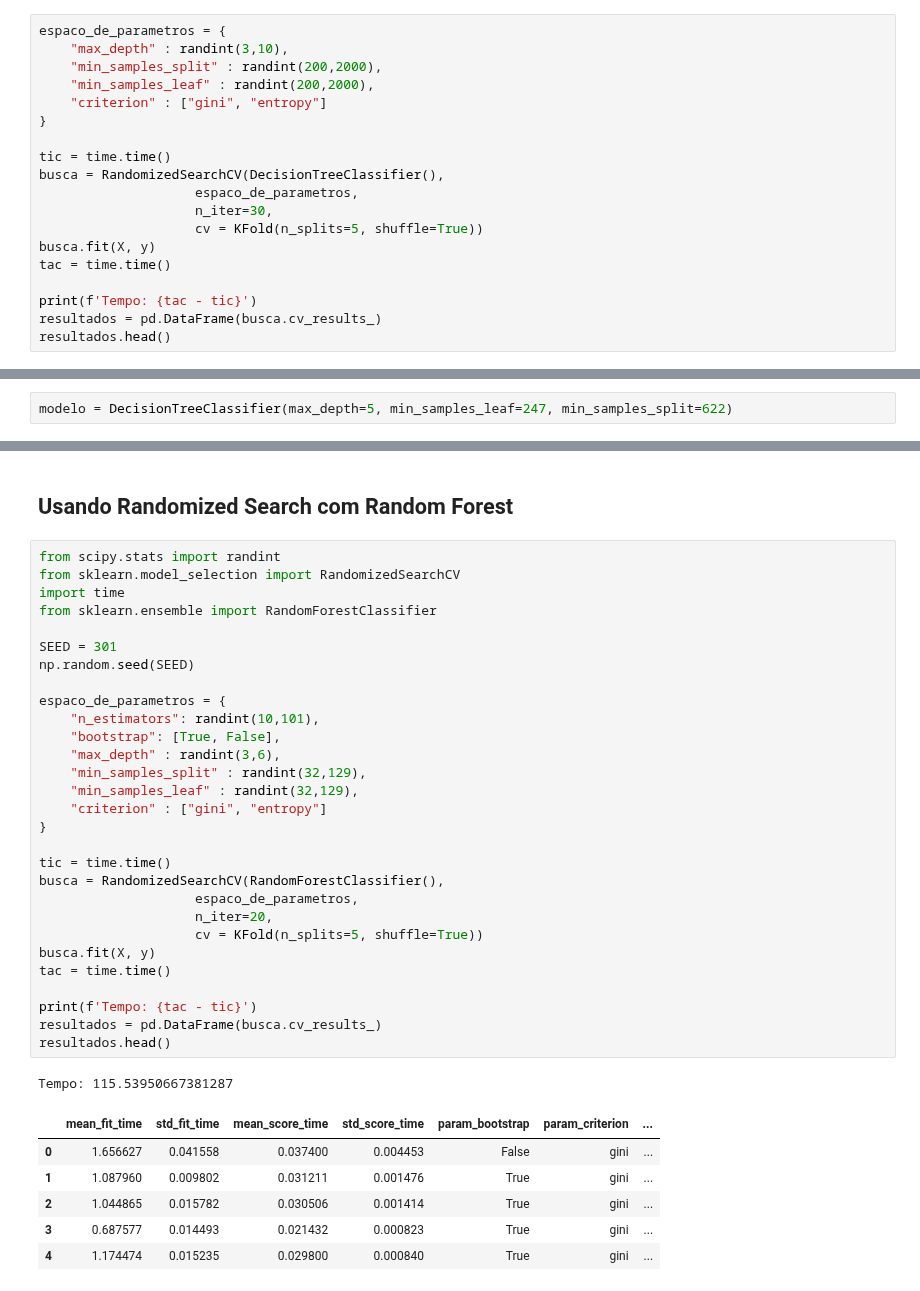
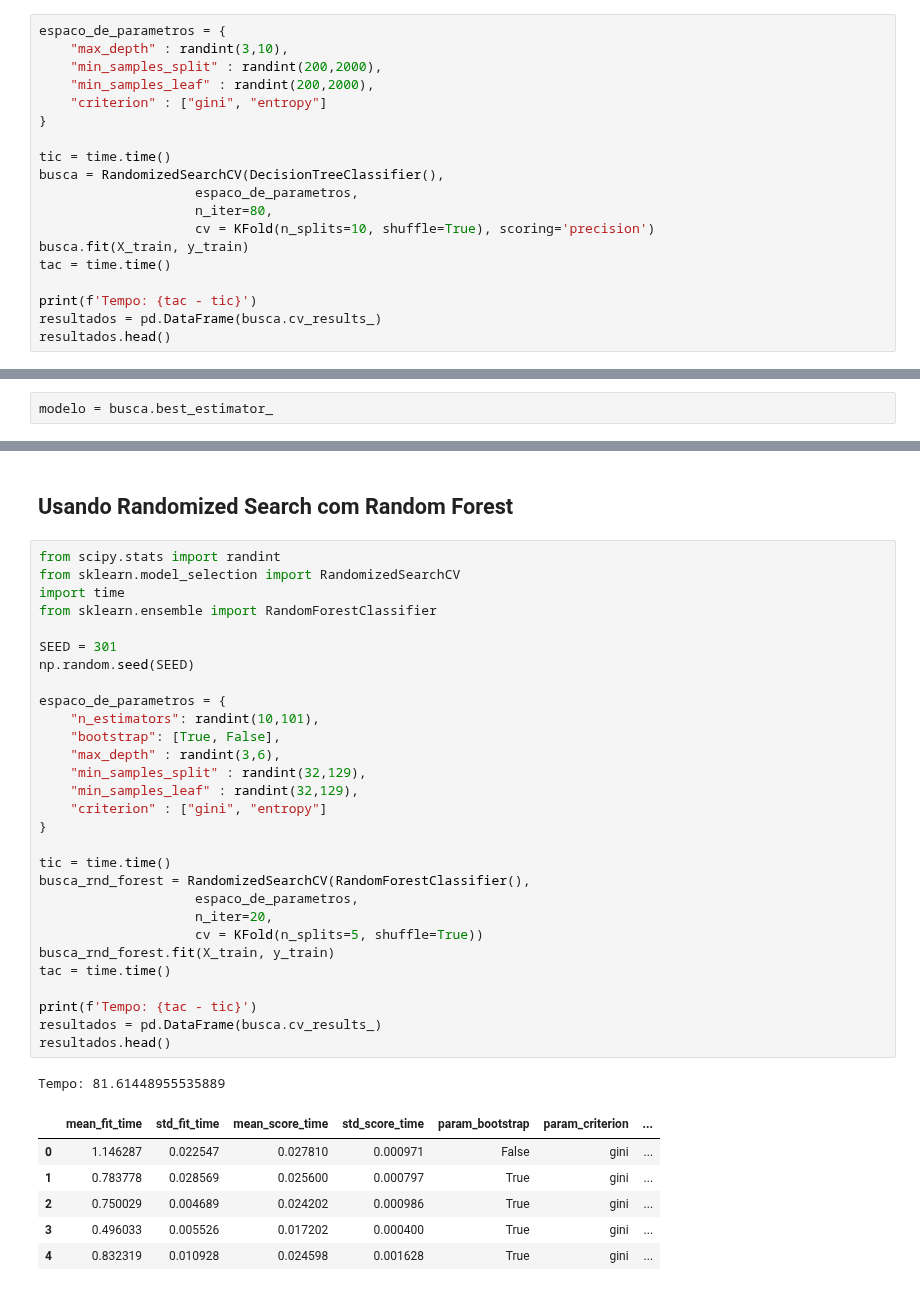
Before and after one commit to ieee-uerj/capes-data-analysis, a Jupyter notebook: visualization/Mauricio/decision_tree.ipynb, the cells around one changed output, grey strips where cells are left out. Cells and saved outputs as stored; diff of their text form.

```diff
--- a/visualization/Mauricio/decision_tree.ipynb
+++ b/visualization/Mauricio/decision_tree.ipynb
@@ -183,9 +181,9 @@ espaco_de_parametros = {
 tic = time.time()
 busca = RandomizedSearchCV(DecisionTreeClassifier(),
                     espaco_de_parametros,
-                    n_iter=30,
-                    cv = KFold(n_splits=5, shuffle=True))
-busca.fit(X, y)
+                    n_iter=80,
+                    cv = KFold(n_splits=10, shuffle=True), scoring='precision')
+busca.fit(X_train, y_train)
 tac = time.time()
 
 print(f'Tempo: {tac - tic}')
@@ -227,7 +226,7 @@ DecisionTreeClassifier(max_depth=7, min_samples_leaf=247, min_samples_split=622)
 # %% [markdown]
 ## Testando o modelo
 # %%
-modelo = DecisionTreeClassifier(max_depth=5, min_samples_leaf=247, min_samples_split=622)
+modelo = busca.best_estimator_
 # %%
 modelo.fit(X_train, y_train)
 # %% [output]
@@ -264,37 +283,37 @@ graph
 # %%
 from scipy.stats import randint
 from sklearn.model_selection import RandomizedSearchCV
 import time
 from sklearn.ensemble import RandomForestClassifier
 
 SEED = 301
 np.random.seed(SEED)
 
 espaco_de_parametros = {
     "n_estimators": randint(10,101),
     "bootstrap": [True, False],
     "max_depth" : randint(3,6),
     "min_samples_split" : randint(32,129),
     "min_samples_leaf" : randint(32,129),
     "criterion" : ["gini", "entropy"]
 }
 
 tic = time.time()
-busca = RandomizedSearchCV(RandomForestClassifier(),
+busca_rnd_forest = RandomizedSearchCV(RandomForestClassifier(),
                     espaco_de_parametros,
                     n_iter=20,
                     cv = KFold(n_splits=5, shuffle=True))
-busca.fit(X, y)
+busca_rnd_forest.fit(X_train, y_train)
 tac = time.time()
 
 print(f'Tempo: {tac - tic}')
 resultados = pd.DataFrame(busca.cv_results_)
 resultados.head()
 # %% [output]
-Tempo: 115.53950667381287
+Tempo: 81.61448955535889
 |  | mean_fit_time | std_fit_time | mean_score_time | std_score_time | param_bootstrap | param_criterion | ... |
-| 0 | 1.656627 | 0.041558 | 0.037400 | 0.004453 | False | gini | ... |
-| 1 | 1.087960 | 0.009802 | 0.031211 | 0.001476 | True | gini | ... |
-| 2 | 1.044865 | 0.015782 | 0.030506 | 0.001414 | True | gini | ... |
-| 3 | 0.687577 | 0.014493 | 0.021432 | 0.000823 | True | gini | ... |
-| 4 | 1.174474 | 0.015235 | 0.029800 | 0.000840 | True | gini | ... |
+| 0 | 1.146287 | 0.022547 | 0.027810 | 0.000971 | False | gini | ... |
+| 1 | 0.783778 | 0.028569 | 0.025600 | 0.000797 | True | gini | ... |
+| 2 | 0.750029 | 0.004689 | 0.024202 | 0.000986 | True | gini | ... |
+| 3 | 0.496033 | 0.005526 | 0.017202 | 0.000400 | True | gini | ... |
+| 4 | 0.832319 | 0.010928 | 0.024598 | 0.001628 | True | gini | ... |
```
Also changed, not shown: parts of 22 cells of this notebook, 2 other files.
